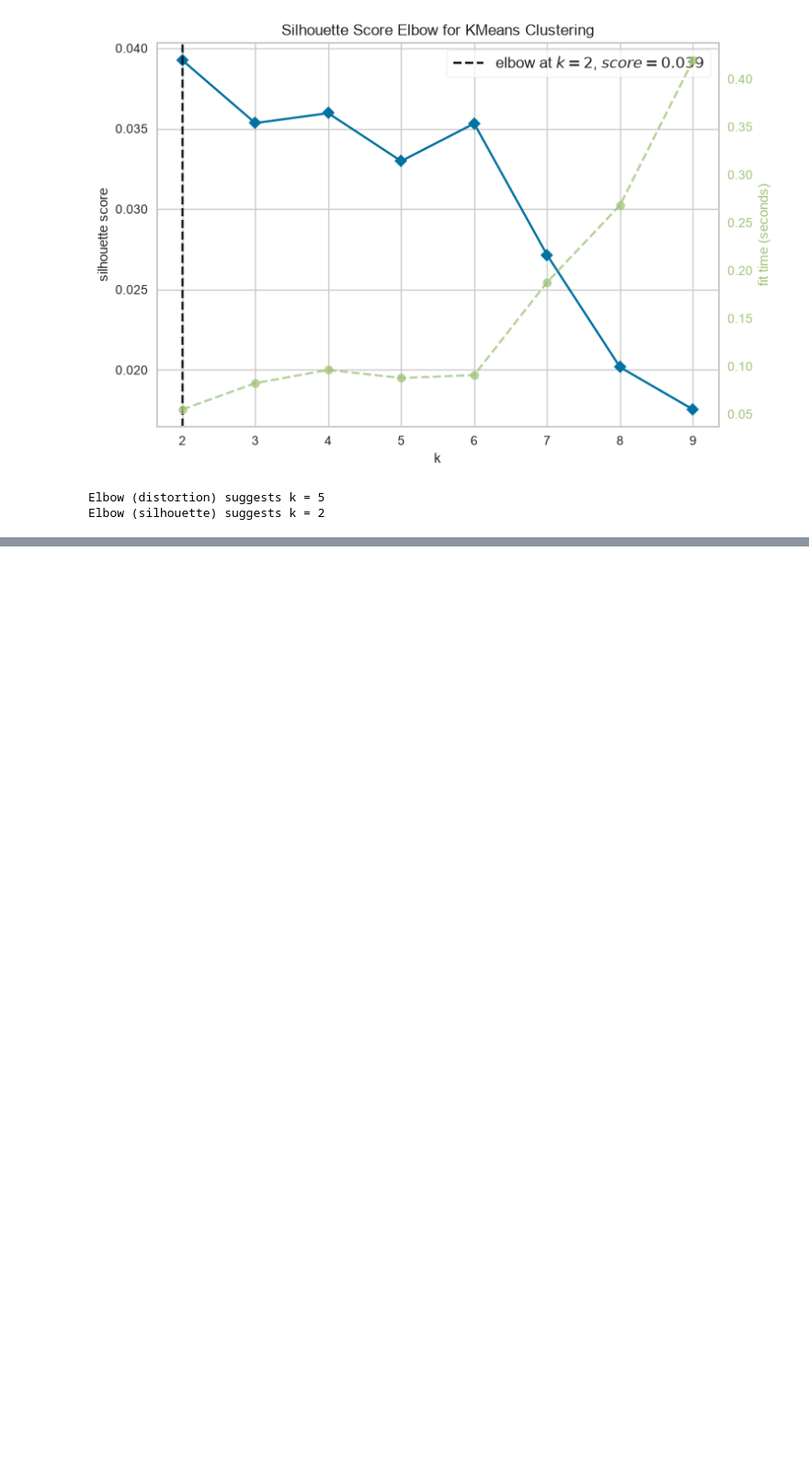
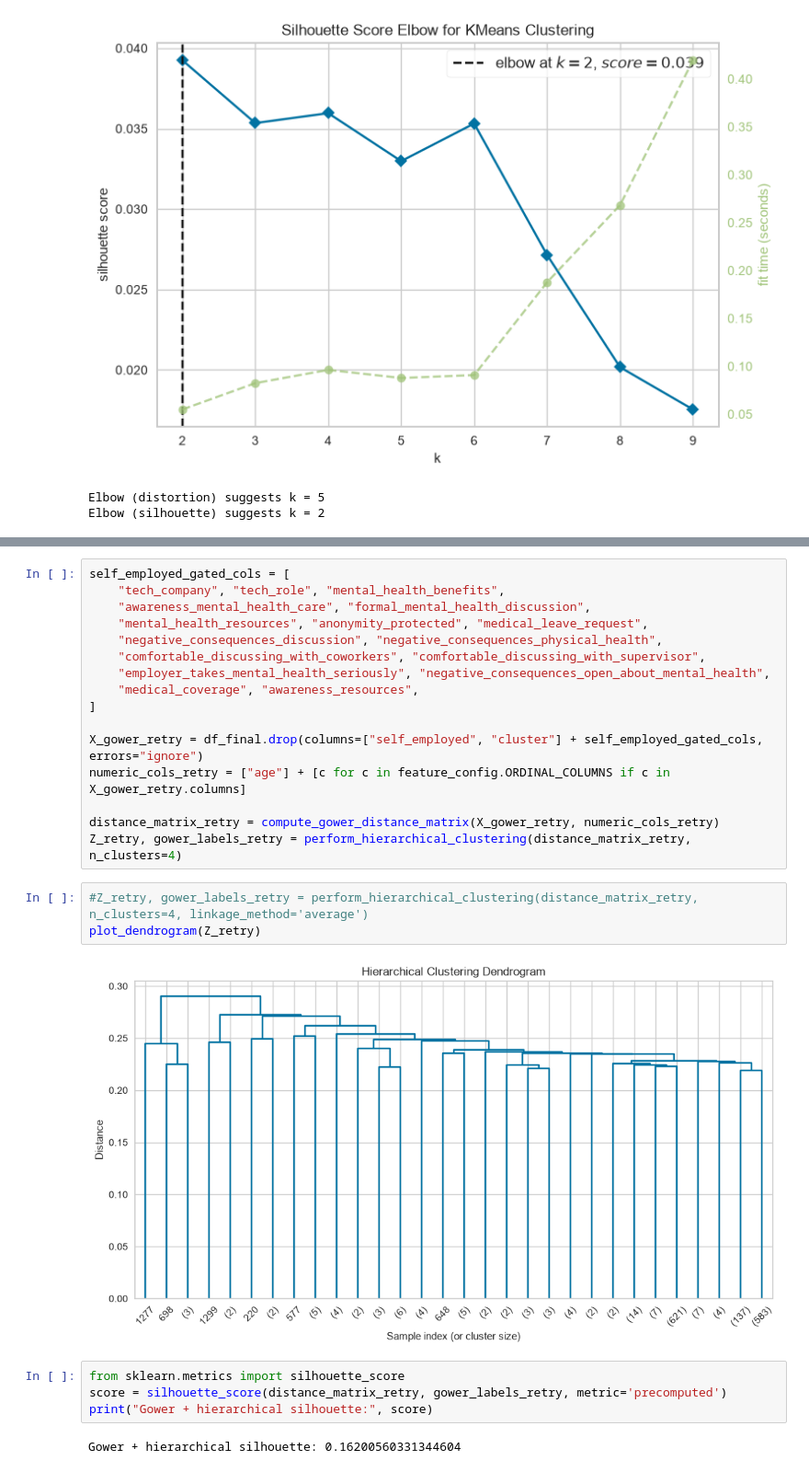
Before and after one commit to NKULTRA/UI_survey_clustering, a Jupyter notebook: notebooks/01_exploration_and_report.ipynb, the cells around one changed output, grey strips where cells are left out. Shown at 92% size. Saved outputs shown, nothing was run; the diff lists cells and outputs as text; blank space fills up the shorter version.

```diff
--- a/notebooks/01_exploration_and_report.ipynb
+++ b/notebooks/01_exploration_and_report.ipynb
@@ -124,0 +147,27 @@ Elbow (PCA silhouette) suggests k = 2
+# %%
+self_employed_gated_cols = [
+    "tech_company", "tech_role", "mental_health_benefits",
+    "awareness_mental_health_care", "formal_mental_health_discussion",
+    "mental_health_resources", "anonymity_protected", "medical_leave_request",
+    "negative_consequences_discussion", "negative_consequences_physical_health",
+    "comfortable_discussing_with_coworkers", "comfortable_discussing_with_supervisor",
+    "employer_takes_mental_health_seriously", "negative_consequences_open_about_mental_health",
+    "medical_coverage", "awareness_resources",
+]
+
+X_gower_retry = df_final.drop(columns=["self_employed", "cluster"] + self_employed_gated_cols, errors="ignore")
+numeric_cols_retry = ["age"] + [c for c in feature_config.ORDINAL_COLUMNS if c in X_gower_retry.columns]
+
+distance_matrix_retry = compute_gower_distance_matrix(X_gower_retry, numeric_cols_retry)
+Z_retry, gower_labels_retry = perform_hierarchical_clustering(distance_matrix_retry, n_clusters=4)
+# %%
+#Z_retry, gower_labels_retry = perform_hierarchical_clustering(distance_matrix_retry, n_clusters=4, linkage_method='average')
+plot_dendrogram(Z_retry)
+# %% [output]
+[figure, added]
+# %%
+from sklearn.metrics import silhouette_score
+score = silhouette_score(distance_matrix_retry, gower_labels_retry, metric='precomputed')
+print("Gower + hierarchical silhouette:", score)
+# %% [output]
+Gower + hierarchical silhouette: 0.16200560331344604
```
Also changed, not shown: parts of 22 cells of this notebook, 2 other files.
